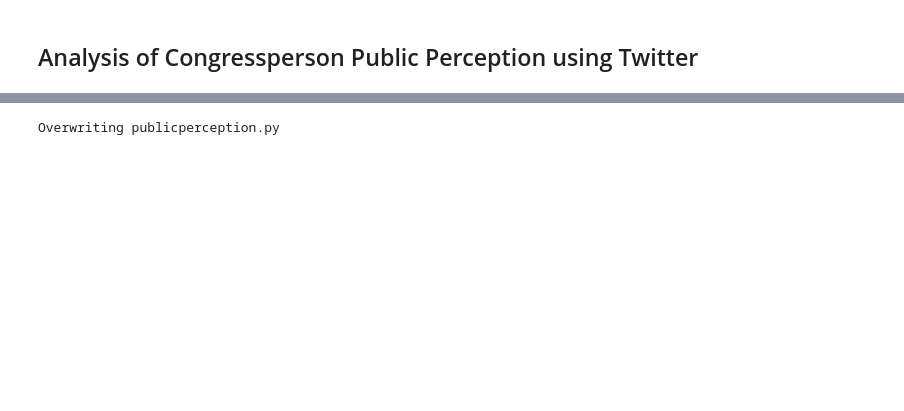
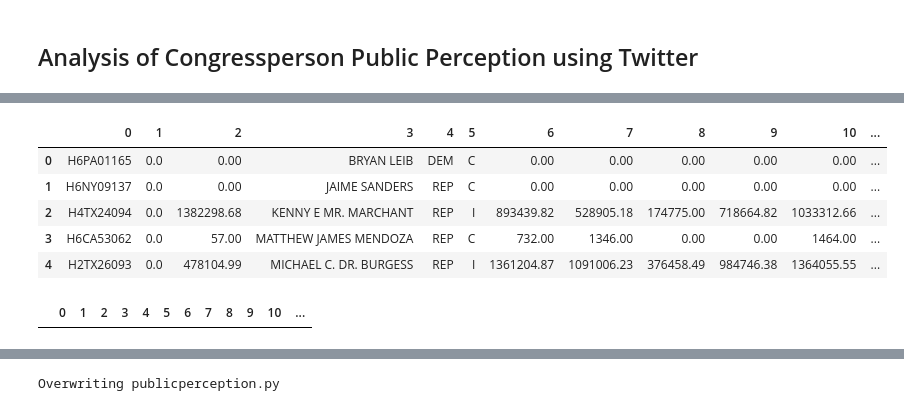
Before and after one commit to mslisa/PoliticalInsights, a Jupyter notebook: Twitter Analysis.ipynb, the cells around one changed output, grey strips where cells are left out. Saved outputs shown, nothing was run; the diff lists cells and outputs as text; code cells hidden in the pictures; blank space fills up the shorter version.

```diff
--- a/Twitter Analysis.ipynb
+++ b/Twitter Analysis.ipynb
@@ -4,0 +47,16 @@
+# %%
+df2 = pd.read_csv("findata/fincampaign.csv", names=[str(i) for i in range(12)])
+df2['rep_id'] = df2['0']
+df2.head()
+# %% [output]
+|  | 0 | 1 | 2 | 3 | 4 | 5 | 6 | 7 | 8 | 9 | 10 | ... |
+| 0 | H6PA01165 | 0.0 | 0.00 | BRYAN LEIB | DEM | C | 0.00 | 0.00 | 0.00 | 0.00 | 0.00 | ... |
+| 1 | H6NY09137 | 0.0 | 0.00 | JAIME SANDERS | REP | C | 0.00 | 0.00 | 0.00 | 0.00 | 0.00 | ... |
+| 2 | H4TX24094 | 0.0 | 1382298.68 | KENNY E MR. MARCHANT | REP | I | 893439.82 | 528905.18 | 174775.00 | 718664.82 | 1033312.66 | ... |
+| 3 | H6CA53062 | 0.0 | 57.00 | MATTHEW JAMES MENDOZA | REP | C | 732.00 | 1346.00 | 0.00 | 0.00 | 1464.00 | ... |
+| 4 | H2TX26093 | 0.0 | 478104.99 | MICHAEL C. DR. BURGESS | REP | I | 1361204.87 | 1091006.23 | 376458.49 | 984746.38 | 1364055.55 | ... |
+# %%
+df12 = df2.merge(df1,on='rep_id', how='inner')
+df12.sort_values(by='name',ascending=False).head(20)
+# %% [output]
+|  | 0 | 1 | 2 | 3 | 4 | 5 | 6 | 7 | 8 | 9 | 10 | ... |
```
Also changed, not shown: parts of 27 cells of this notebook, 7 other files.
